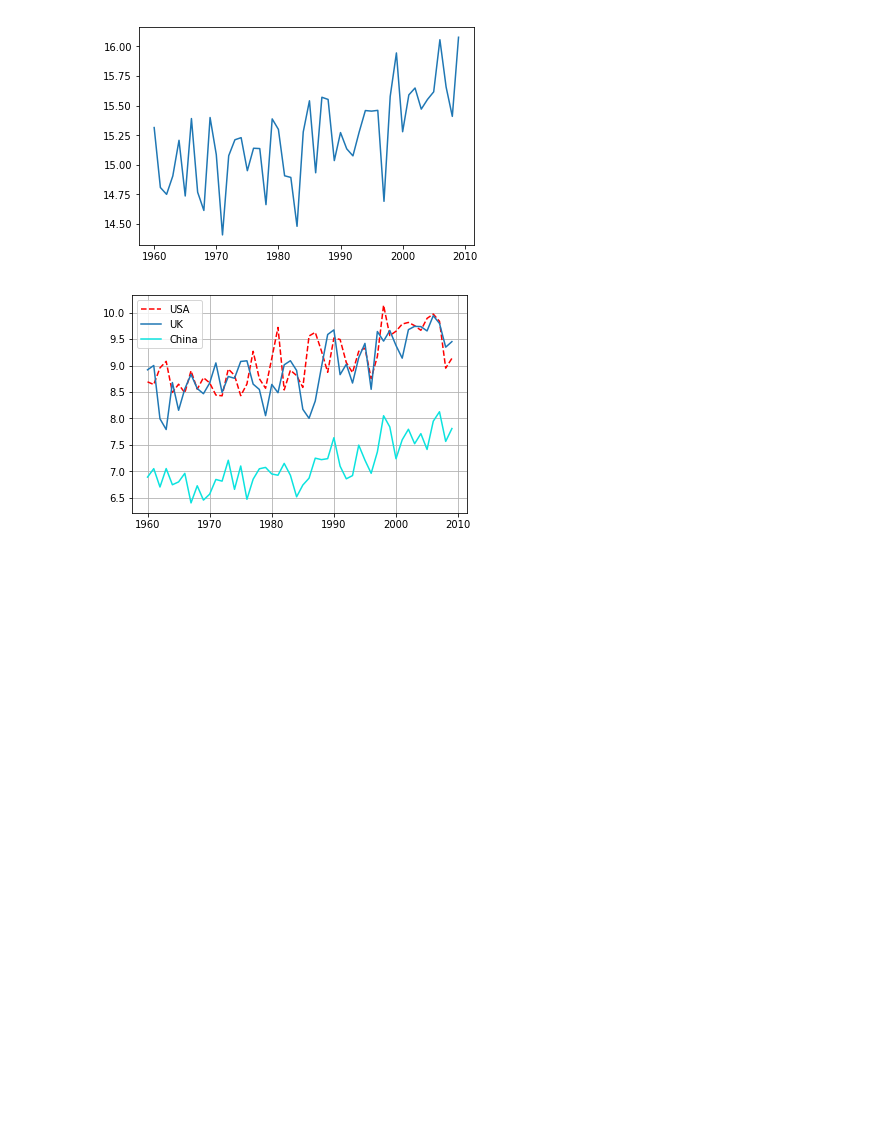
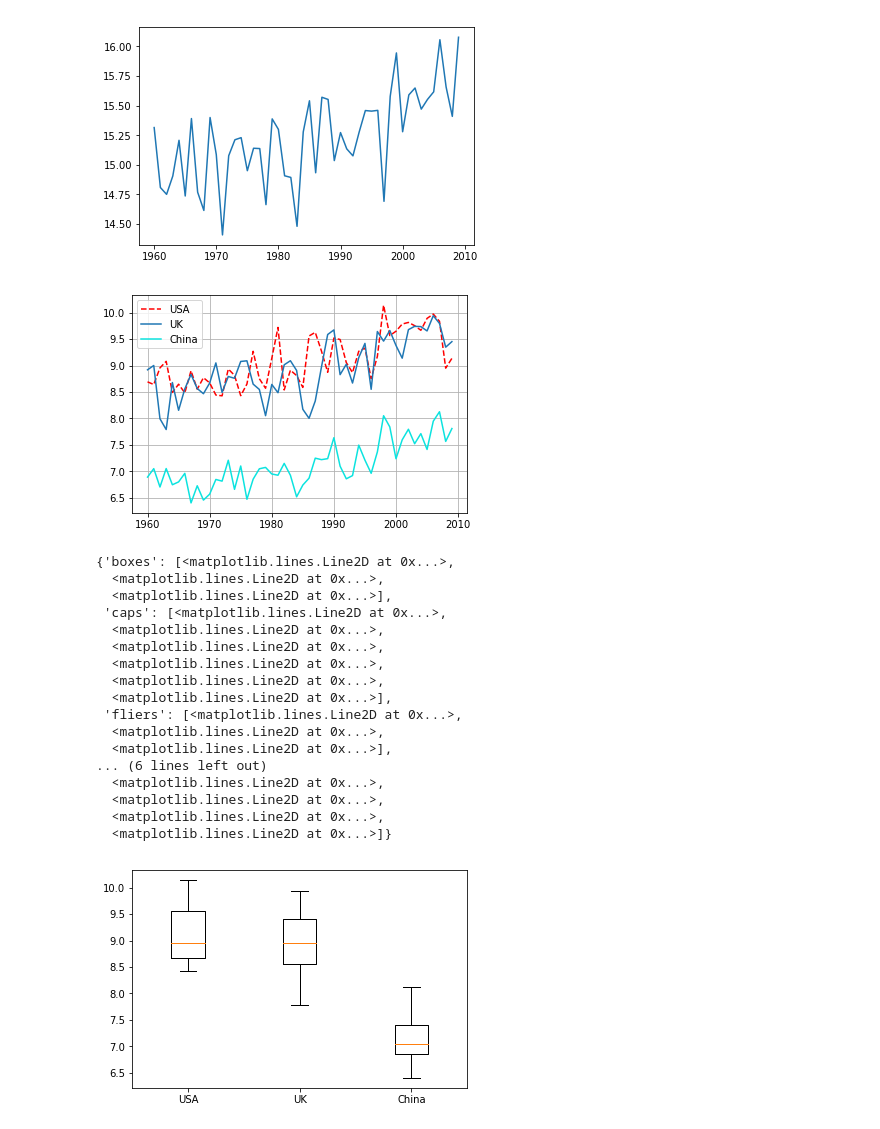
Before and after one commit to bajracharya-kshitij/matplotlib, a Jupyter notebook: Matplotlib.ipynb, the cells around one changed output. Cells and saved outputs as stored; diff of their text form; code cells hidden in the pictures; blank space fills up the shorter version.

Commit message:
Add box plot for climate change data

```diff
--- a/Matplotlib.ipynb
+++ b/Matplotlib.ipynb
@@ -532,3 +532,24 @@ plt.legend(['USA','UK','China'],loc='best')
 plt.grid()
 # %% [output]
 [figure]
+# %%
+plt.boxplot([df_usa['avg_temp'],df_uk['avg_temp'],df_china['avg_temp']],labels=['USA','UK','China'])
+# %% [output]
+{'boxes': [<matplotlib.lines.Line2D at 0x...>,
+  <matplotlib.lines.Line2D at 0x...>,
+  <matplotlib.lines.Line2D at 0x...>],
+ 'caps': [<matplotlib.lines.Line2D at 0x...>,
+  <matplotlib.lines.Line2D at 0x...>,
+  <matplotlib.lines.Line2D at 0x...>,
+  <matplotlib.lines.Line2D at 0x...>,
+  <matplotlib.lines.Line2D at 0x...>,
+  <matplotlib.lines.Line2D at 0x...>],
+ 'fliers': [<matplotlib.lines.Line2D at 0x...>,
+  <matplotlib.lines.Line2D at 0x...>,
+  <matplotlib.lines.Line2D at 0x...>],
+... (6 lines left out)
+  <matplotlib.lines.Line2D at 0x...>,
+  <matplotlib.lines.Line2D at 0x...>,
+  <matplotlib.lines.Line2D at 0x...>,
+  <matplotlib.lines.Line2D at 0x...>]}
+[figure, added]
```
